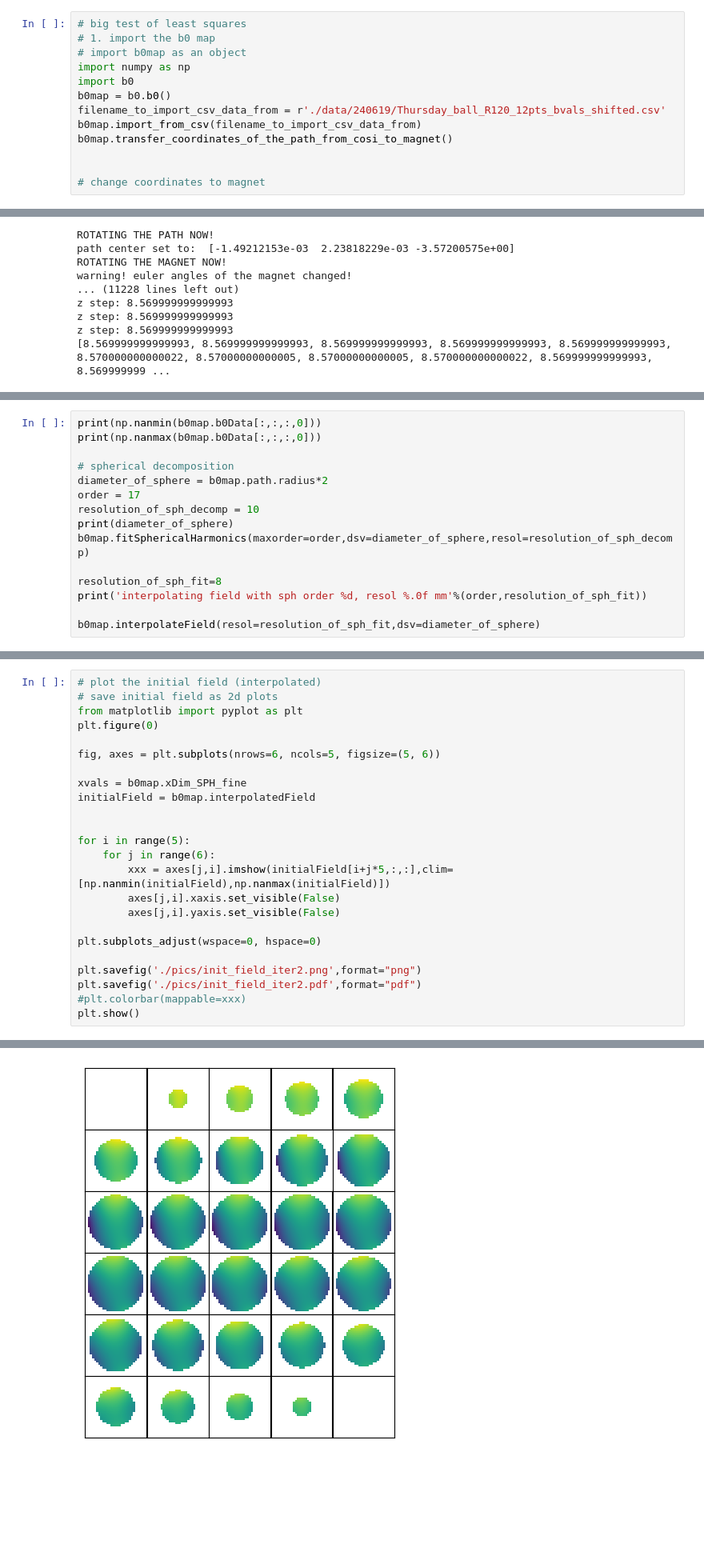
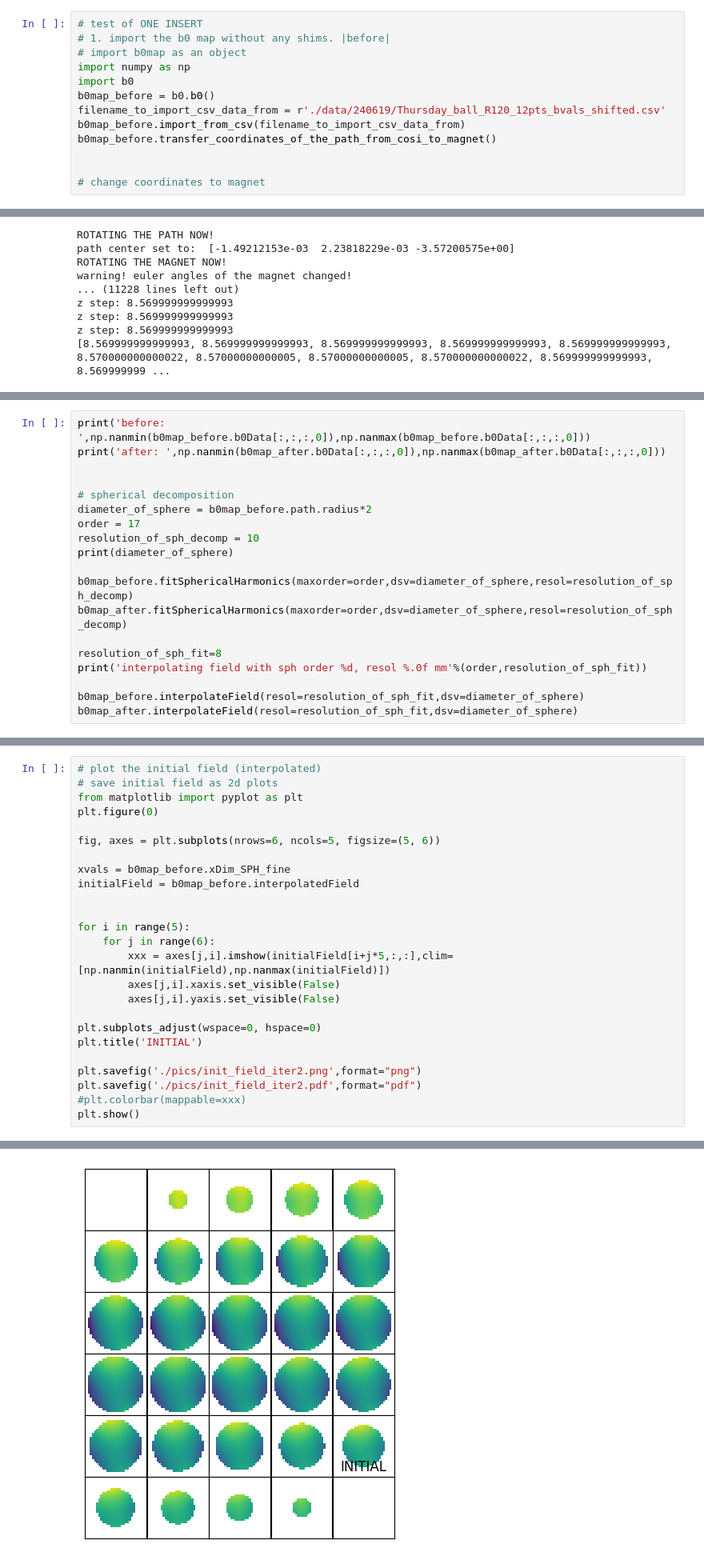
Before and after one commit to rst030/cosi-measure, a Jupyter notebook: Software/COSI2/test_insert_parallel.ipynb, the cells around one changed output, grey strips where cells are left out. Shown at 80% size. Cells and saved outputs as stored; diff of their text form; blank space fills up the shorter version.

Commit message:
data for Jan

```diff
--- a/Software/COSI2/test_insert_parallel.ipynb
+++ b/Software/COSI2/test_insert_parallel.ipynb
@@ -1,13 +1,13 @@
 # %%
-# big test of least squares
-# 1. import the b0 map
+# test of ONE INSERT
+# 1. import the b0 map without any shims. |before|
 # import b0map as an object
 import numpy as np
 import b0
-b0map = b0.b0()
+b0map_before = b0.b0()
 filename_to_import_csv_data_from = r'./data/240619/Thursday_ball_R120_12pts_bvals_shifted.csv'
-b0map.import_from_csv(filename_to_import_csv_data_from)
-b0map.transfer_coordinates_of_the_path_from_cosi_to_magnet()
+b0map_before.import_from_csv(filename_to_import_csv_data_from)
+b0map_before.transfer_coordinates_of_the_path_from_cosi_to_magnet()
 
 
 # change coordinates to magnet
@@ -32,16 +60,20 @@ z step: 8.569999999999993
 # %%
-print(np.nanmin(b0map.b0Data[:,:,:,0]))
-print(np.nanmax(b0map.b0Data[:,:,:,0]))
+print('before: ',np.nanmin(b0map_before.b0Data[:,:,:,0]),np.nanmax(b0map_before.b0Data[:,:,:,0]))
+print('after: ',np.nanmin(b0map_after.b0Data[:,:,:,0]),np.nanmax(b0map_after.b0Data[:,:,:,0]))
+
 
 # spherical decomposition
-diameter_of_sphere = b0map.path.radius*2
+diameter_of_sphere = b0map_before.path.radius*2
 order = 17
 resolution_of_sph_decomp = 10
 print(diameter_of_sphere)
-b0map.fitSphericalHarmonics(maxorder=order,dsv=diameter_of_sphere,resol=resolution_of_sph_decomp)
+
+b0map_before.fitSphericalHarmonics(maxorder=order,dsv=diameter_of_sphere,resol=resolution_of_sph_decomp)
+b0map_after.fitSphericalHarmonics(maxorder=order,dsv=diameter_of_sphere,resol=resolution_of_sph_decomp)
 
 resolution_of_sph_fit=8
 print('interpolating field with sph order %d, resol %.0f mm'%(order,resolution_of_sph_fit))
 
-b0map.interpolateField(resol=resolution_of_sph_fit,dsv=diameter_of_sphere)
+b0map_before.interpolateField(resol=resolution_of_sph_fit,dsv=diameter_of_sphere)
+b0map_after.interpolateField(resol=resolution_of_sph_fit,dsv=diameter_of_sphere)
 # %% [output]
@@ -62,27 +97,28 @@ saved numpy array as ./data/tmp/B0_interpolated.npy
 # %%
 # plot the initial field (interpolated)
 # save initial field as 2d plots
 from matplotlib import pyplot as plt
 plt.figure(0)
 
 fig, axes = plt.subplots(nrows=6, ncols=5, figsize=(5, 6))
 
-xvals = b0map.xDim_SPH_fine
-initialField = b0map.interpolatedField
+xvals = b0map_before.xDim_SPH_fine
+initialField = b0map_before.interpolatedField
 
 
 for i in range(5):
     for j in range(6):
         xxx = axes[j,i].imshow(initialField[i+j*5,:,:],clim=[np.nanmin(initialField),np.nanmax(initialField)])
         axes[j,i].xaxis.set_visible(False)
         axes[j,i].yaxis.set_visible(False)
 
 plt.subplots_adjust(wspace=0, hspace=0)
+plt.title('INITIAL')
 
 plt.savefig('./pics/init_field_iter2.png',format="png")
 plt.savefig('./pics/init_field_iter2.pdf',format="pdf")
 #plt.colorbar(mappable=xxx)
 plt.show()
 # %% [output]
 <Figure size 640x480 with 0 Axes>
-[figure, old version]
+[figure, new version]
```
Also changed, not shown: parts of 24 cells of this notebook, 16 other files.
